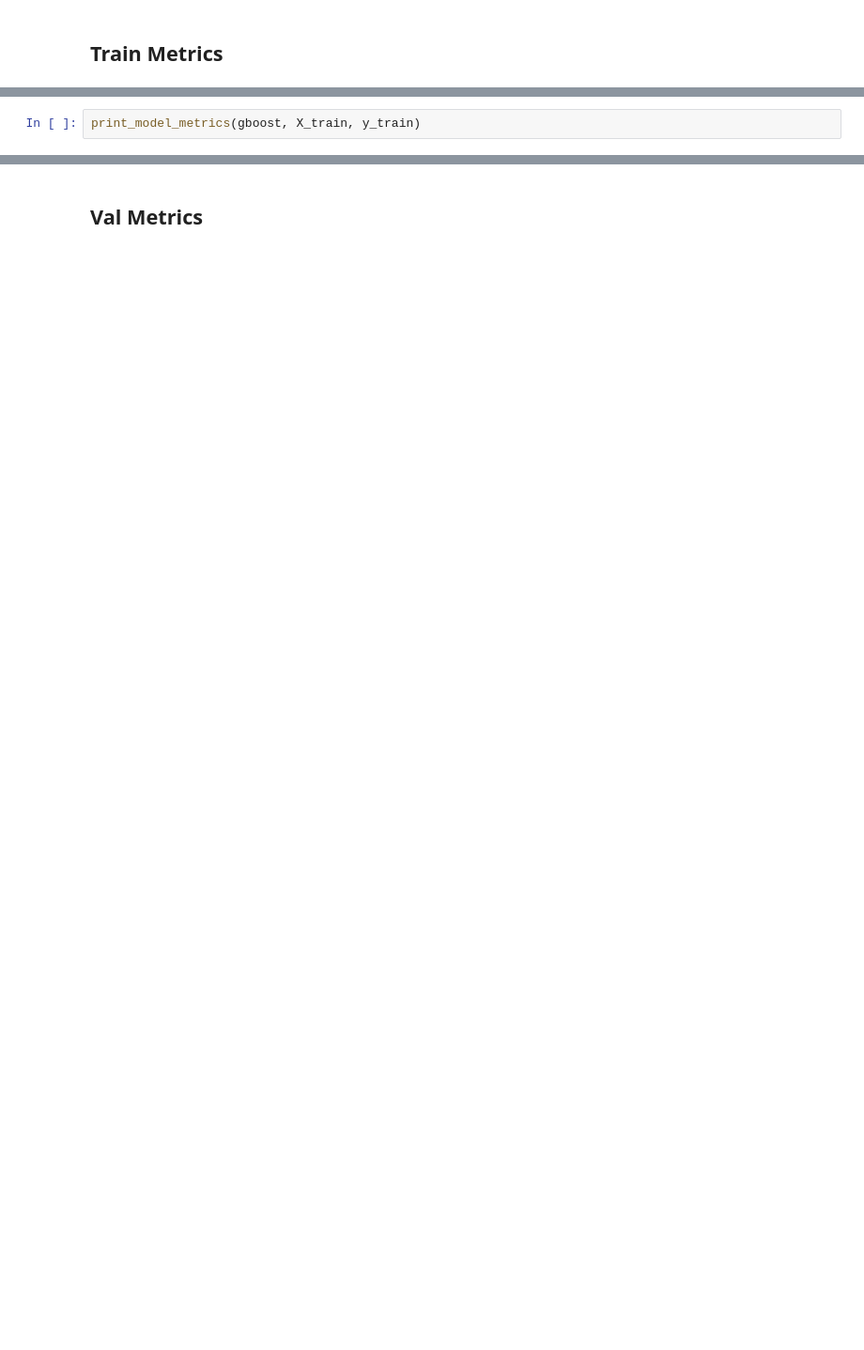
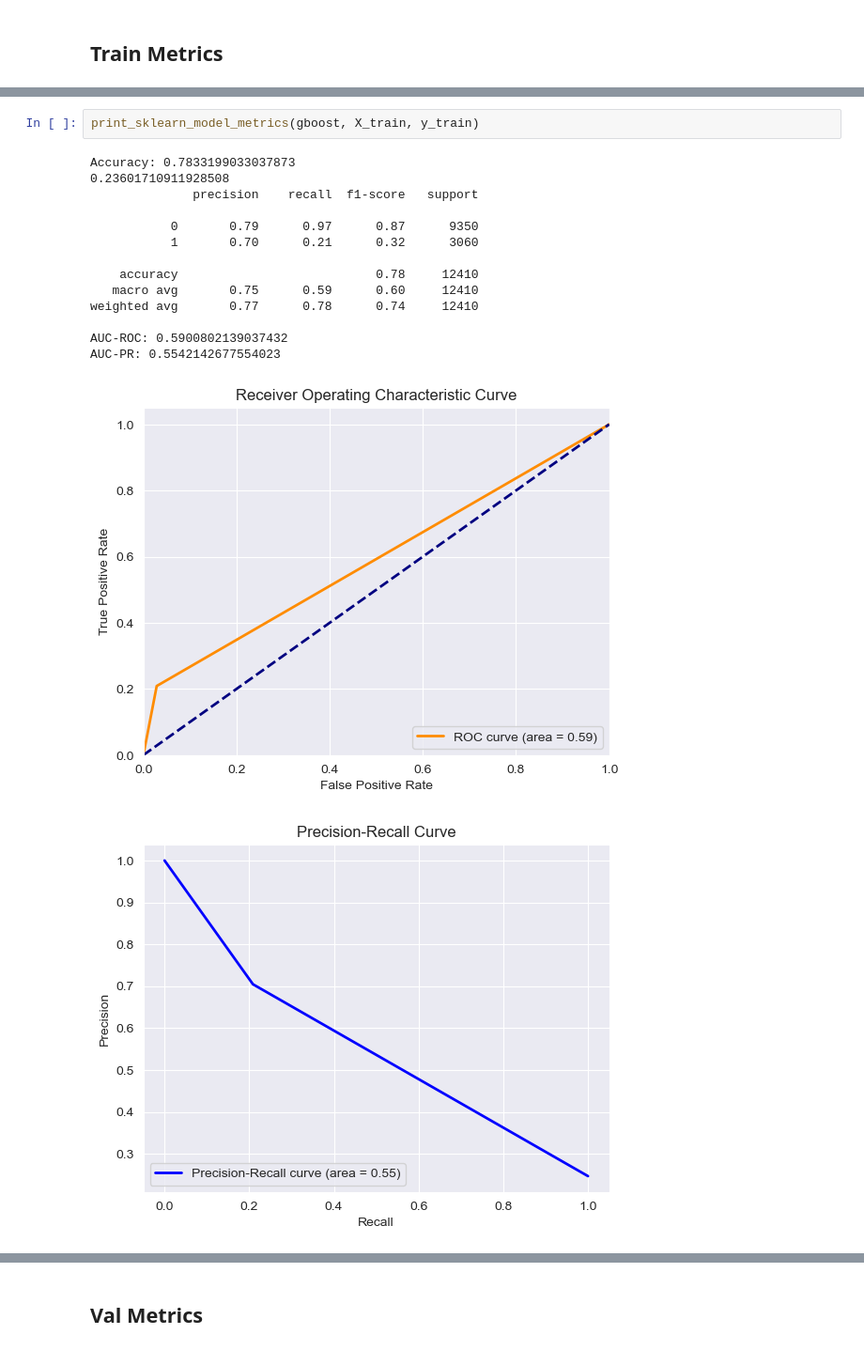
Before and after one commit to jose-2001/AIForIMUParkinsonData, a Jupyter notebook: notebooks/models/s4-posture-features-models.ipynb, the cells around one changed output, grey strips where cells are left out. Shown at 94% size. Drawn from its saved outputs; the diff is of its cells as text; blank space fills up the shorter version.

```diff
--- a/notebooks/models/s4-posture-features-models.ipynb
+++ b/notebooks/models/s4-posture-features-models.ipynb
@@ -54,2 +109,18 @@ print_model_metrics(knn, X_train, y_train)
 # %%
-print_model_metrics(gboost, X_train, y_train)
+print_sklearn_model_metrics(gboost, X_train, y_train)
+# %% [output]
+Accuracy: 0.7833199033037873
+0.23601710911928508
+              precision    recall  f1-score   support
+
+           0       0.79      0.97      0.87      9350
+           1       0.70      0.21      0.32      3060
+
+    accuracy                           0.78     12410
+   macro avg       0.75      0.59      0.60     12410
+weighted avg       0.77      0.78      0.74     12410
+
+AUC-ROC: 0.5900802139037432
+AUC-PR: 0.5542142677554023
+[figure, added]
+[figure, added]
```
Also changed, not shown: parts of 10 cells of this notebook, 3 other files.
